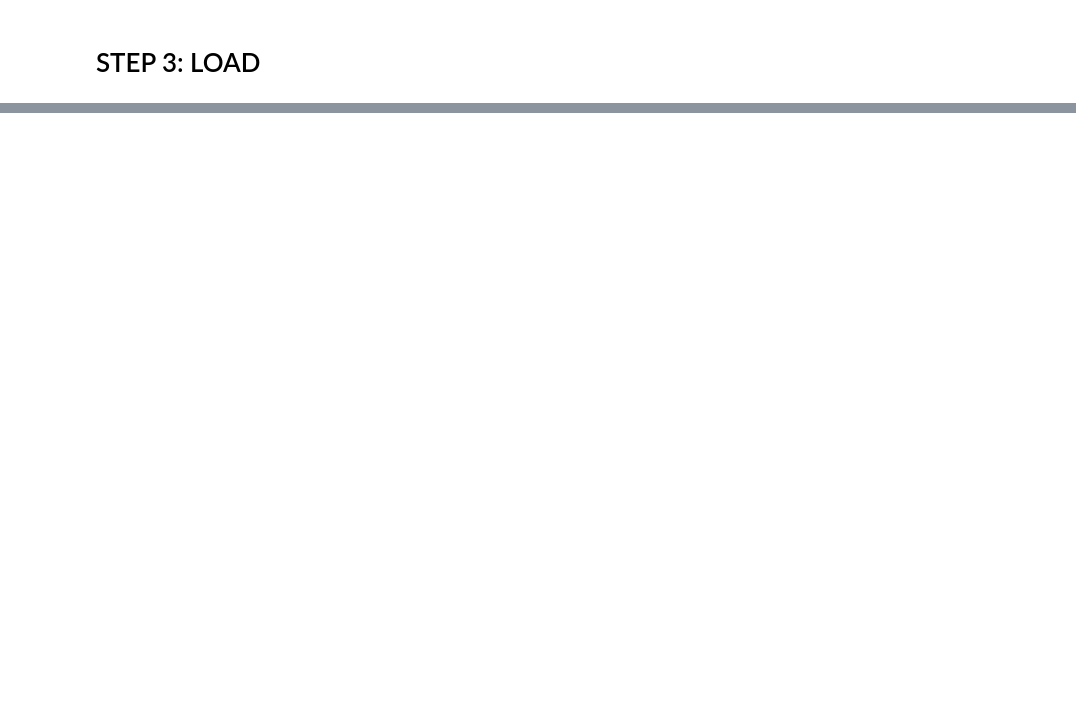
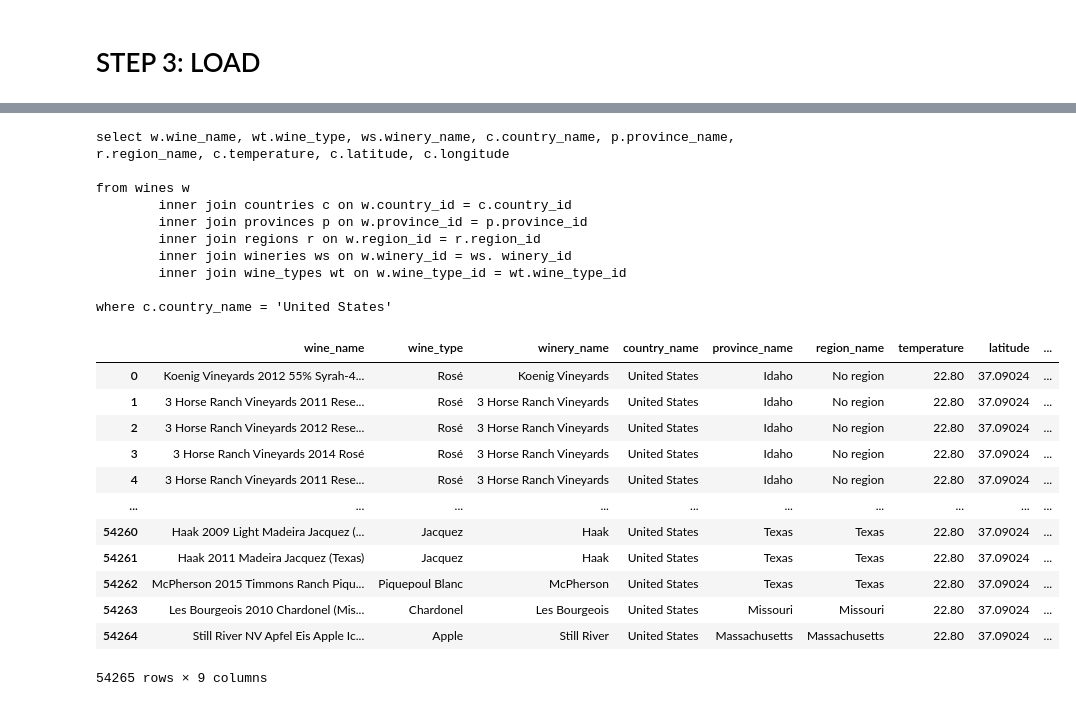
Before and after one commit to DutchDS/Project-2-ETL, a Jupyter notebook: Project_2_ETL.ipynb, the cells around one changed output, grey strips where cells are left out. Saved outputs shown, nothing was run; the diff lists cells and outputs as text; code cells hidden in the pictures; blank space fills up the shorter version.

```diff
--- a/Project_2_ETL.ipynb
+++ b/Project_2_ETL.ipynb
@@ -355,0 +329,34 @@ SyntaxError: invalid syntax (<ipython-input-20-9c1eab9fcdcb>, line 1)
+# %%
+query_str = open('SQL_Files/test_query.sql')
+query_text = ""
+for text in query_str:
+    query_text = query_text + text
+
+print(query_text)
+df_query = pd.read_sql_query(query_text, con=engine)
+
+df_query
+# %% [output]
+select w.wine_name, wt.wine_type, ws.winery_name, c.country_name, p.province_name, r.region_name, c.temperature, c.latitude, c.longitude
+
+from wines w
+        inner join countries c on w.country_id = c.country_id
+        inner join provinces p on w.province_id = p.province_id
+        inner join regions r on w.region_id = r.region_id
+        inner join wineries ws on w.winery_id = ws. winery_id
+        inner join wine_types wt on w.wine_type_id = wt.wine_type_id
+
+where c.country_name = 'United States'
+|  | wine_name | wine_type | winery_name | country_name | province_name | region_name | temperature | latitude | ... |
+| 0 | Koenig Vineyards 2012 55% Syrah-4... | Rosé | Koenig Vineyards | United States | Idaho | No region | 22.80 | 37.09024 | ... |
+| 1 | 3 Horse Ranch Vineyards 2011 Rese... | Rosé | 3 Horse Ranch Vineyards | United States | Idaho | No region | 22.80 | 37.09024 | ... |
+| 2 | 3 Horse Ranch Vineyards 2012 Rese... | Rosé | 3 Horse Ranch Vineyards | United States | Idaho | No region | 22.80 | 37.09024 | ... |
+| 3 | 3 Horse Ranch Vineyards 2014 Rosé | Rosé | 3 Horse Ranch Vineyards | United States | Idaho | No region | 22.80 | 37.09024 | ... |
+| 4 | 3 Horse Ranch Vineyards 2011 Rese... | Rosé | 3 Horse Ranch Vineyards | United States | Idaho | No region | 22.80 | 37.09024 | ... |
+| ... | ... | ... | ... | ... | ... | ... | ... | ... | ... |
+| 54260 | Haak 2009 Light Madeira Jacquez (... | Jacquez | Haak | United States | Texas | Texas | 22.80 | 37.09024 | ... |
+| 54261 | Haak 2011 Madeira Jacquez (Texas) | Jacquez | Haak | United States | Texas | Texas | 22.80 | 37.09024 | ... |
+| 54262 | McPherson 2015 Timmons Ranch Piqu... | Piquepoul Blanc | McPherson | United States | Texas | Texas | 22.80 | 37.09024 | ... |
+| 54263 | Les Bourgeois 2010 Chardonel (Mis... | Chardonel | Les Bourgeois | United States | Missouri | Missouri | 22.80 | 37.09024 | ... |
+| 54264 | Still River NV Apfel Eis Apple Ic... | Apple | Still River | United States | Massachusetts | Massachusetts | 22.80 | 37.09024 | ... |
+54265 rows × 9 columns
```
Also changed, not shown: parts of 15 cells of this notebook, 4 other files.
